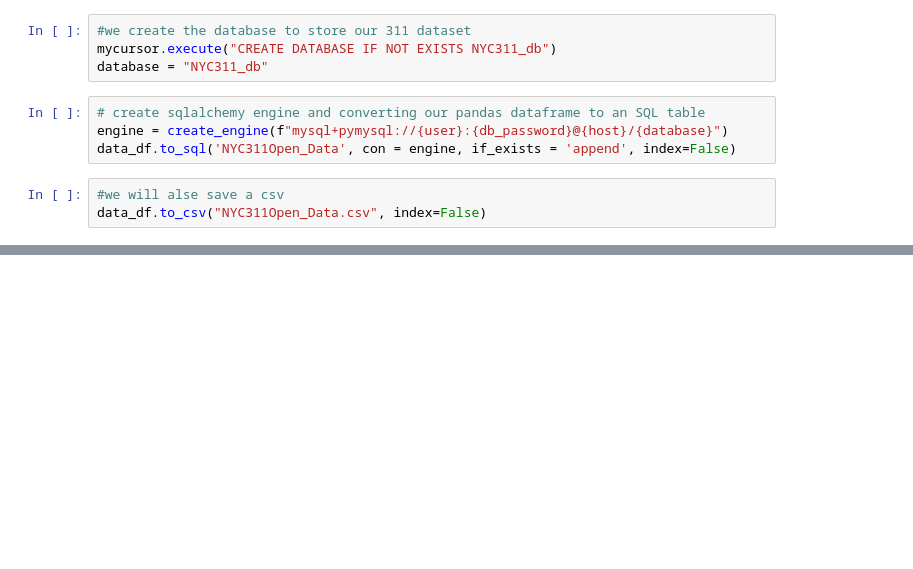
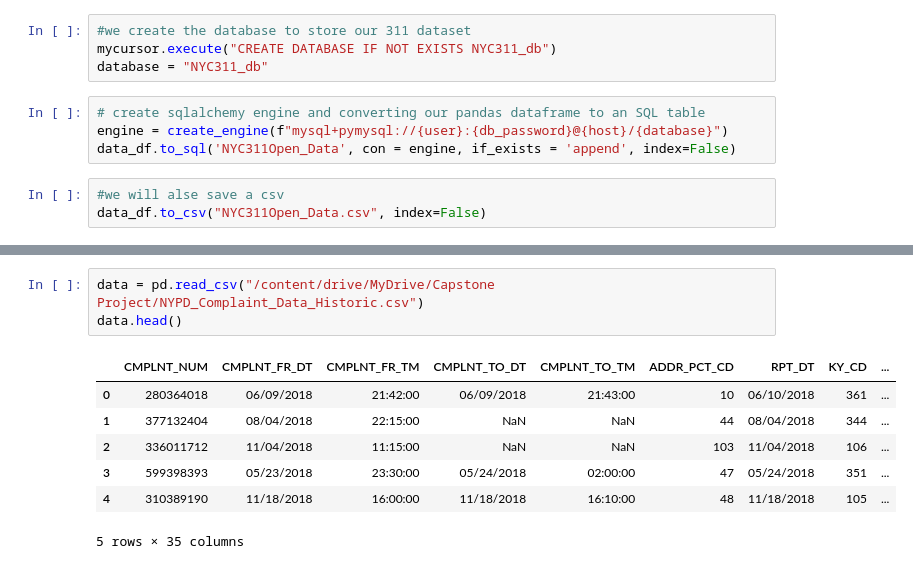
Before and after one commit to kkrusere/Developing-a-Score-to-Measure-Riskiness-of-Residential-Properties-Insurance, a Jupyter notebook: data_collection_prep_and_cleaning.ipynb, the cells around one changed output, grey strips where cells are left out. Saved outputs shown, nothing was run; the diff lists cells and outputs as text; blank space fills up the shorter version.

```diff
--- a/data_collection_prep_and_cleaning.ipynb
+++ b/data_collection_prep_and_cleaning.ipynb
@@ -304,0 +345,11 @@ data_df.to_csv("NYC311Open_Data.csv", index=False)
+# %%
+data = pd.read_csv("/content/drive/MyDrive/Capstone Project/NYPD_Complaint_Data_Historic.csv")
+data.head()
+# %% [output]
+|  | CMPLNT_NUM | CMPLNT_FR_DT | CMPLNT_FR_TM | CMPLNT_TO_DT | CMPLNT_TO_TM | ADDR_PCT_CD | RPT_DT | KY_CD | ... |
+| 0 | 280364018 | 06/09/2018 | 21:42:00 | 06/09/2018 | 21:43:00 | 10 | 06/10/2018 | 361 | ... |
+| 1 | 377132404 | 08/04/2018 | 22:15:00 | NaN | NaN | 44 | 08/04/2018 | 344 | ... |
+| 2 | 336011712 | 11/04/2018 | 11:15:00 | NaN | NaN | 103 | 11/04/2018 | 106 | ... |
+| 3 | 599398393 | 05/23/2018 | 23:30:00 | 05/24/2018 | 02:00:00 | 47 | 05/24/2018 | 351 | ... |
+| 4 | 310389190 | 11/18/2018 | 16:00:00 | 11/18/2018 | 16:10:00 | 48 | 11/18/2018 | 105 | ... |
+5 rows × 35 columns
```
Also changed, not shown: parts of 4 cells of this notebook.
